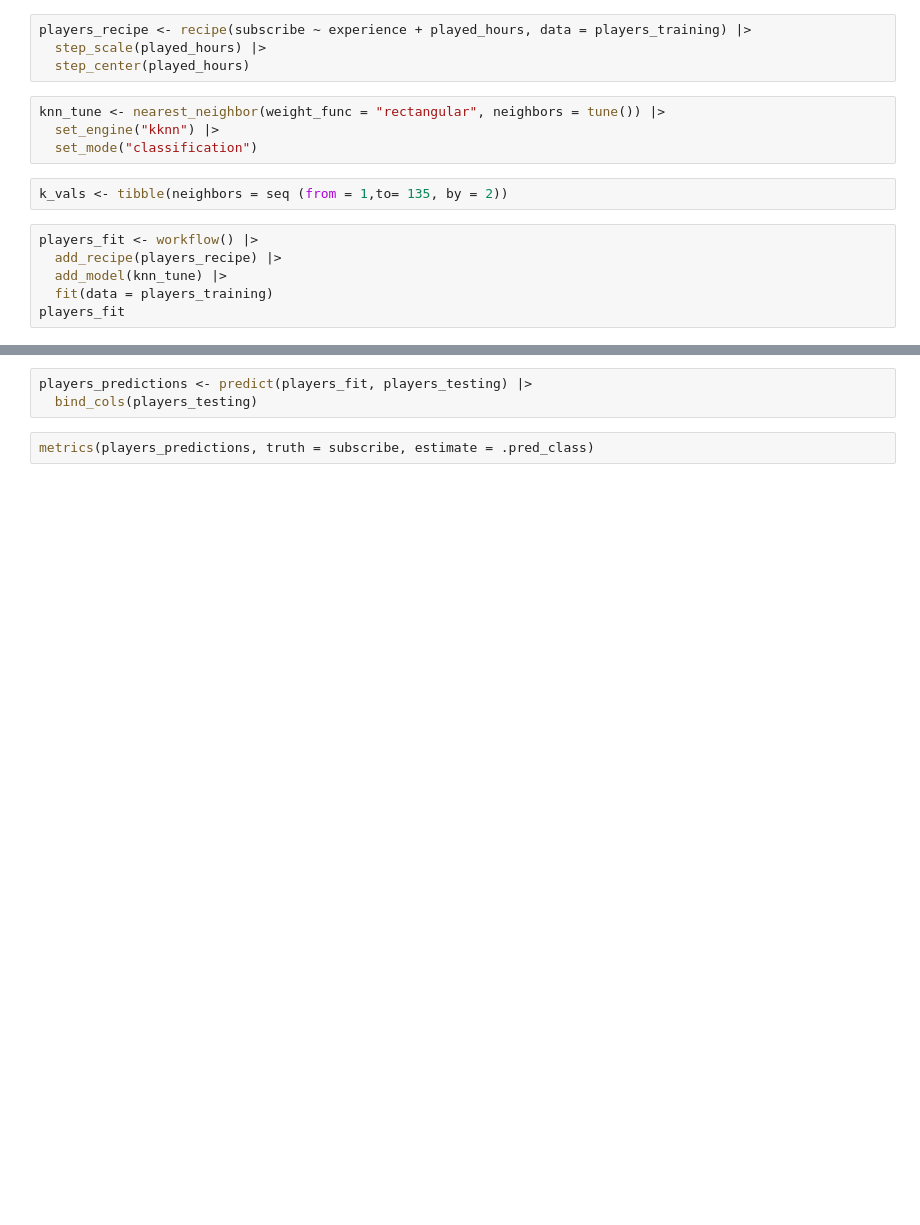
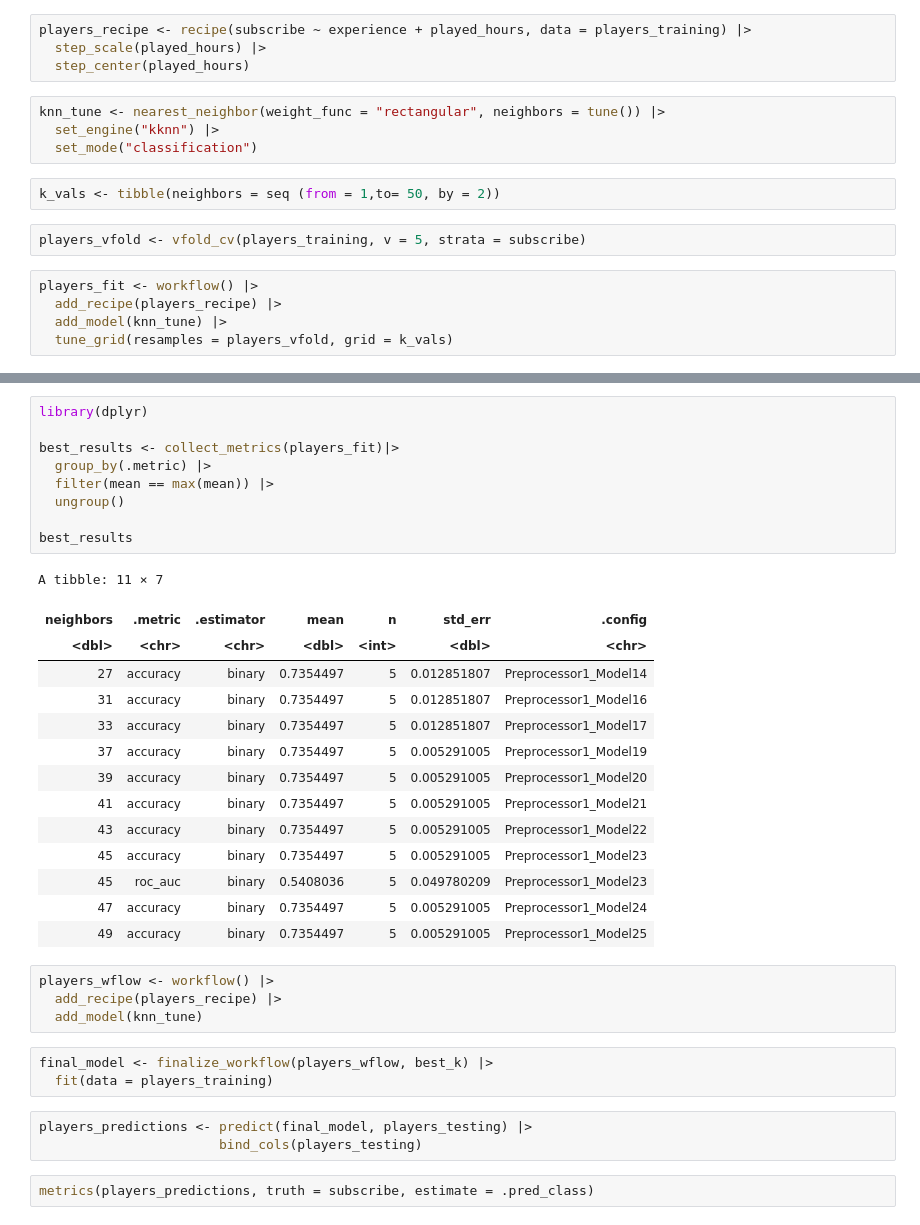
Before and after one commit to X9126/dsci-100-2025ss-individual, a Jupyter notebook: project-1.ipynb, the cells around one changed output, grey strips where cells are left out. Saved outputs shown, nothing was run; the diff lists cells and outputs as text; blank space fills up the shorter version.

Commit message:
Finalized k-NN model with best k selected; added evaluation and visualizations
Cleaned and split the dataset, scaled numeric variables, tuned the k-NN model using cross-validation.

```diff
--- a/project-1.ipynb
+++ b/project-1.ipynb
@@ -113,10 +113,11 @@ knn_tune <- nearest_neighbor(weight_func = "rectangular", neighbors = tune()) |>
   set_engine("kknn") |>
   set_mode("classification")
 # %%
-k_vals <- tibble(neighbors = seq (from = 1,to= 135, by = 2))
+k_vals <- tibble(neighbors = seq (from = 1,to= 50, by = 2))
+# %%
+players_vfold <- vfold_cv(players_training, v = 5, strata = subscribe)
 # %%
 players_fit <- workflow() |>
   add_recipe(players_recipe) |>
   add_model(knn_tune) |>
-  fit(data = players_training)
-players_fit
+  tune_grid(resamples = players_vfold, grid = k_vals)
@@ -145,6 +124,37 @@ Best k: 131
+# %%
+library(dplyr)
+
+best_results <- collect_metrics(players_fit)|>
+  group_by(.metric) |>
+  filter(mean == max(mean)) |>
+  ungroup()
+
+best_results
+# %% [output]
+A tibble: 11 × 7
+| neighbors | .metric | .estimator | mean | n | std_err | .config |
+| <dbl> | <chr> | <chr> | <dbl> | <int> | <dbl> | <chr> |
+| 27 | accuracy | binary | 0.7354497 | 5 | 0.012851807 | Preprocessor1_Model14 |
+| 31 | accuracy | binary | 0.7354497 | 5 | 0.012851807 | Preprocessor1_Model16 |
+| 33 | accuracy | binary | 0.7354497 | 5 | 0.012851807 | Preprocessor1_Model17 |
+| 37 | accuracy | binary | 0.7354497 | 5 | 0.005291005 | Preprocessor1_Model19 |
+| 39 | accuracy | binary | 0.7354497 | 5 | 0.005291005 | Preprocessor1_Model20 |
+| 41 | accuracy | binary | 0.7354497 | 5 | 0.005291005 | Preprocessor1_Model21 |
+| 43 | accuracy | binary | 0.7354497 | 5 | 0.005291005 | Preprocessor1_Model22 |
+| 45 | accuracy | binary | 0.7354497 | 5 | 0.005291005 | Preprocessor1_Model23 |
+| 45 | roc_auc | binary | 0.5408036 | 5 | 0.049780209 | Preprocessor1_Model23 |
+| 47 | accuracy | binary | 0.7354497 | 5 | 0.005291005 | Preprocessor1_Model24 |
+| 49 | accuracy | binary | 0.7354497 | 5 | 0.005291005 | Preprocessor1_Model25 |
+# %%
+players_wflow <- workflow() |>
+  add_recipe(players_recipe) |>
+  add_model(knn_tune)
+# %%
+final_model <- finalize_workflow(players_wflow, best_k) |>
+  fit(data = players_training)
 # %%
-players_predictions <- predict(players_fit, players_testing) |>
-  bind_cols(players_testing)
+players_predictions <- predict(final_model, players_testing) |>
+                       bind_cols(players_testing)
 # %%
 metrics(players_predictions, truth = subscribe, estimate = .pred_class)
 # %% [output]
```
Also changed, not shown: parts of 4 cells of this notebook.
